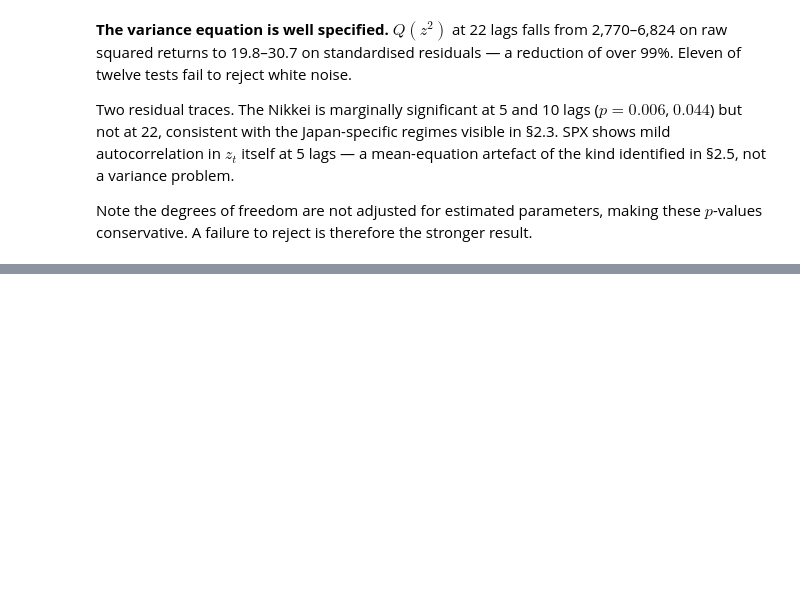
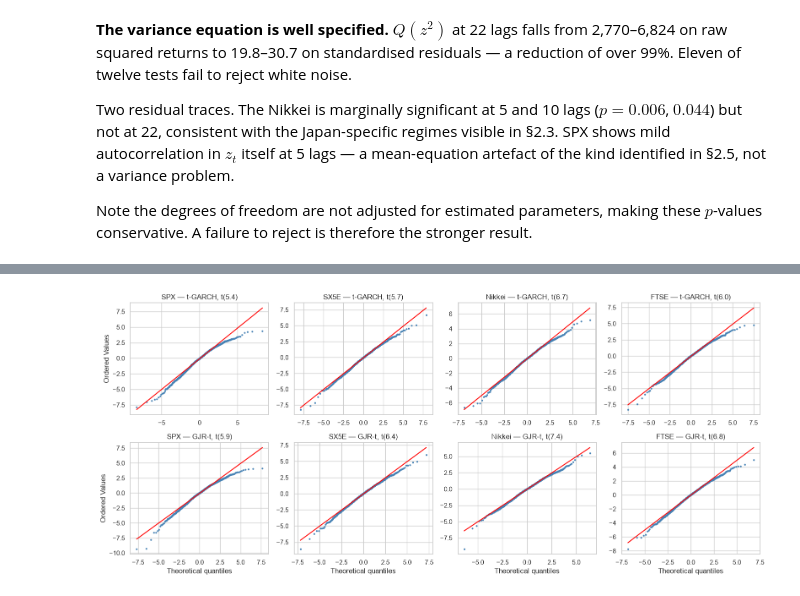
Before and after one commit to PeacoFoxy/StockMarket-Projects, a Jupyter notebook: garch_project/notebooks/garch_analysis.ipynb, the cells around one changed output, grey strips where cells are left out. Saved outputs shown, nothing was run; the diff lists cells and outputs as text; code cells hidden in the pictures; blank space fills up the shorter version.

Commit message:
Stage 5: GJR-GARCH, skewed Student-t, model comparison

```diff
--- a/garch_project/notebooks/garch_analysis.ipynb
+++ b/garch_project/notebooks/garch_analysis.ipynb
@@ -1085,0 +1163,36 @@ Note the degrees of freedom are not adjusted for estimated parameters, making th
+# %%
+# Cell 20 — Residual QQ, correctly standardised
+import numpy as np
+from scipy import stats
+import matplotlib.pyplot as plt
+
+fig, axes = plt.subplots(2, 4, figsize=(16, 7))
+
+for j, label in enumerate(garch_t.keys()):
+    for i, (res_dict, tag) in enumerate([(garch_t, "t-GARCH"), (gjr_t, "GJR-t")]):
+        res = res_dict[label]
+        nu = res.params["nu"]
+        z = res.std_resid.dropna()
+
+        # arch standardises the t distribution to unit variance; scipy.stats.t
+        # has variance nu/(nu-2). Without this rescaling the reference
+        # quantiles are ~23% too wide at nu=5.9 and every point falls inside
+        # the line regardless of fit quality.
+        z_scaled = z * np.sqrt(nu / (nu - 2))
+
+        ax = axes[i, j]
+        stats.probplot(z_scaled, dist=stats.t, sparams=(nu,), plot=ax)
+        ax.set_title(f"{label} — {tag}, t({nu:.1f})")
+        ax.get_lines()[0].set_markersize(2)
+        ax.get_lines()[0].set_color("steelblue")
+        ax.get_lines()[1].set_color("red")
+        if j > 0:
+            ax.set_ylabel("")
+        if i == 0:
+            ax.set_xlabel("")
+
+plt.tight_layout()
+plt.savefig("../outputs/residual_qq_gjr.png", dpi=300, bbox_inches="tight")
+plt.show()
+# %% [output]
+[figure, added]
```
Also changed, not shown: parts of 11 cells of this notebook, 1 other file.
